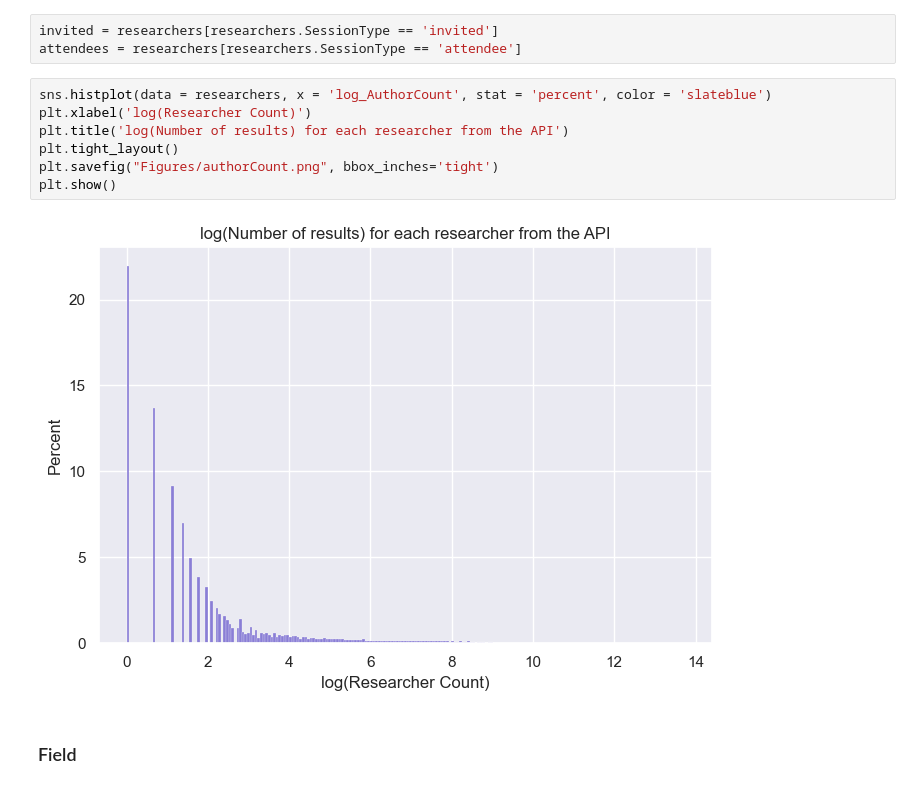
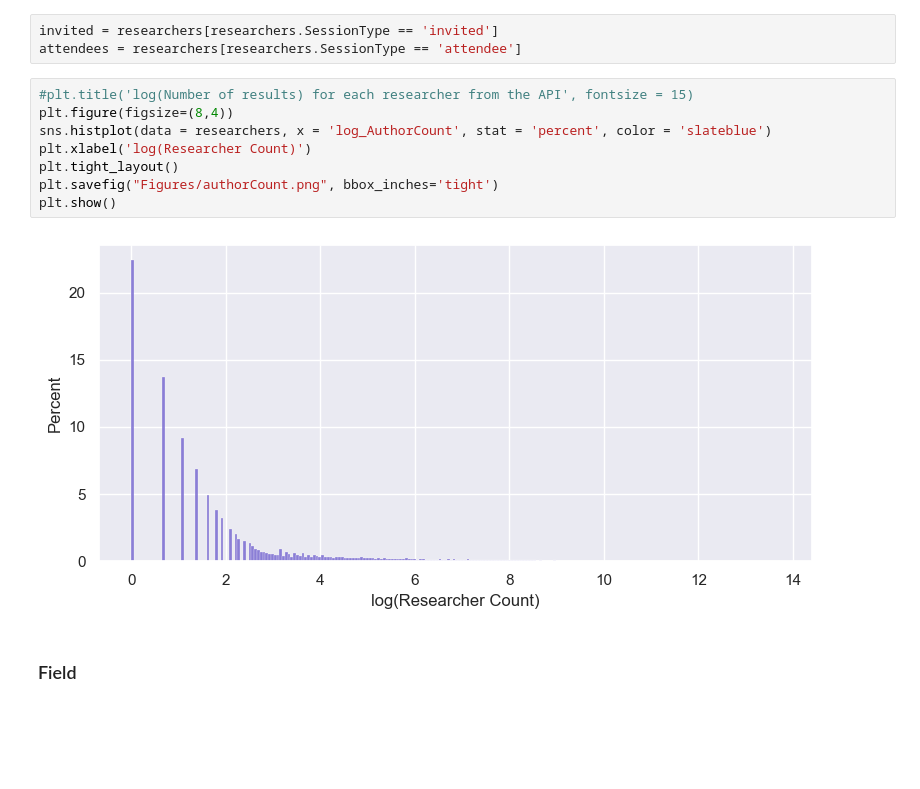
Before and after one commit to EllenWM/Evolution-of-Gender-Diversity-in-Physics-Conferences, a Jupyter notebook: Plots.ipynb, the cells around one changed output. Saved outputs shown, nothing was run; the diff lists cells and outputs as text; blank space fills up the shorter version.

```diff
--- a/Plots.ipynb
+++ b/Plots.ipynb
@@ -48,14 +48,15 @@ researchers['log_AuthorCount'] = np.log(researchers.ResearcherCount)
 invited = researchers[researchers.SessionType == 'invited']
 attendees = researchers[researchers.SessionType == 'attendee']
 # %%
+#plt.title('log(Number of results) for each researcher from the API', fontsize = 15)
+plt.figure(figsize=(8,4))
 sns.histplot(data = researchers, x = 'log_AuthorCount', stat = 'percent', color = 'slateblue')
 plt.xlabel('log(Researcher Count)')
-plt.title('log(Number of results) for each researcher from the API')
 plt.tight_layout()
 plt.savefig("Figures/authorCount.png", bbox_inches='tight')
 plt.show()
 # %% [output]
-[figure, old version]
+[figure, new version]
 # %% [markdown]
 ### Field
 # %%
```
Also changed, not shown: parts of 115 cells of this notebook.
